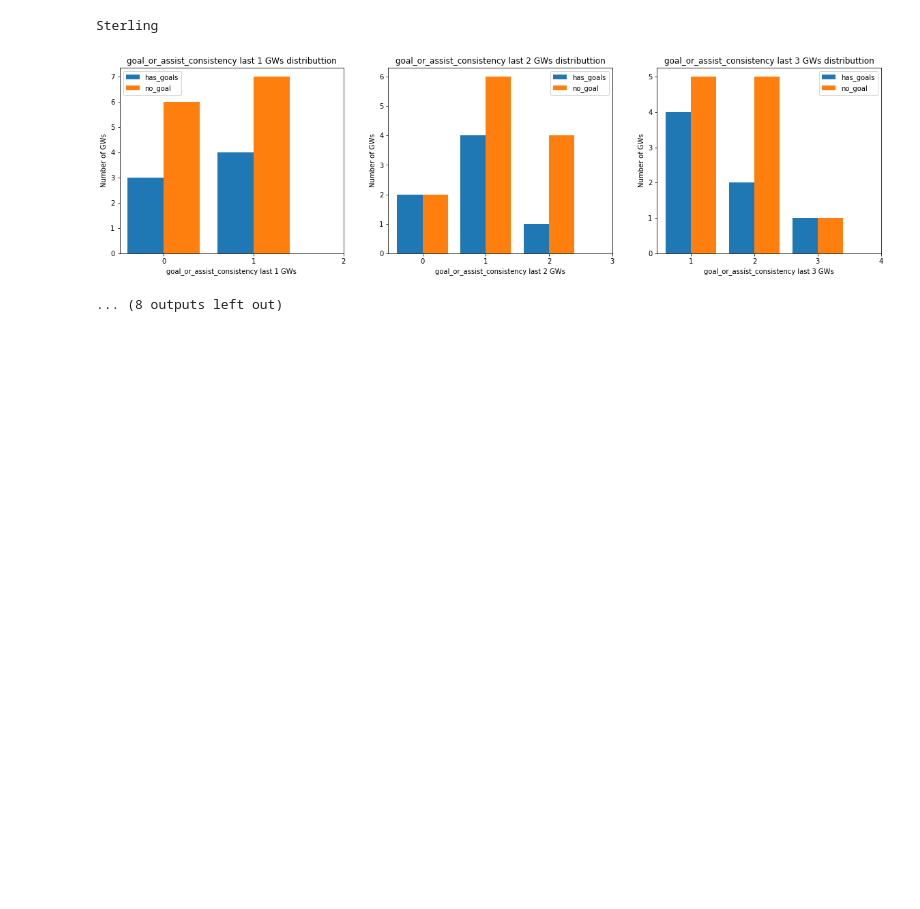
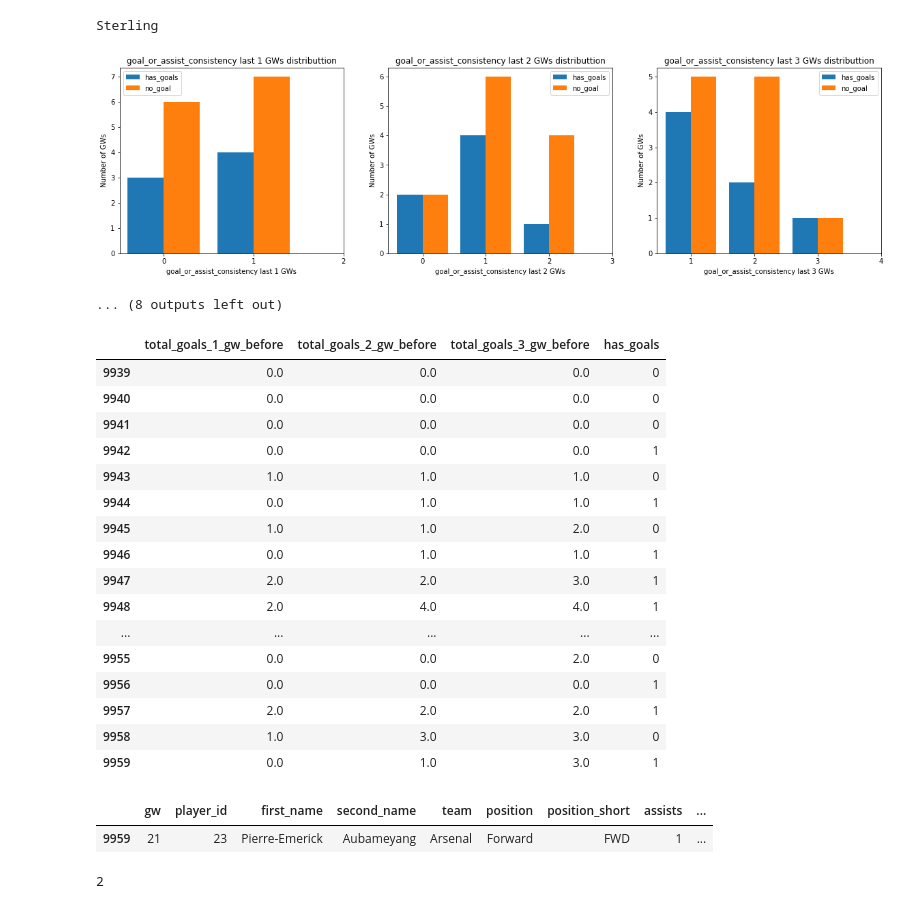
Before and after one commit to joei1994/FPL-analysis, a Jupyter notebook: captaincy_analysis.ipynb, the cells around one changed output. Cells and saved outputs as stored; diff of their text form; code cells hidden in the pictures; blank space fills up the shorter version.

```diff
--- a/captaincy_analysis.ipynb
+++ b/captaincy_analysis.ipynb
@@ -235,0 +285,48 @@ Sterling
+# %%
+player_id = 23
+player = players.loc[players.player_id == player_id, :]
+player['has_goals'] = player.goal_consistency.astype(int)
+# %%
+player['total_goals_1_gw_before'] = player_stat_in_last_n_gw(player_id=player_id, stat='goals_scored', aggregate=np.sum, n_gw=1)
+player['total_goals_2_gw_before'] = player_stat_in_last_n_gw(player_id=player_id, stat='goals_scored', aggregate=np.sum, n_gw=2)
+player['total_goals_3_gw_before'] = player_stat_in_last_n_gw(player_id=player_id, stat='goals_scored', aggregate=np.sum, n_gw=3)
+
+player['goals_consistency_1_gw_before'] = player_stat_in_last_n_gw(player_id=player_id, stat='goal_consistency', aggregate=np.sum, n_gw=1)
+player['goals_consistency_2_gw_before'] = player_stat_in_last_n_gw(player_id=player_id, stat='goal_consistency', aggregate=np.sum, n_gw=2)
+player['goals_consistency_3_gw_before'] = player_stat_in_last_n_gw(player_id=player_id, stat='goal_consistency', aggregate=np.sum, n_gw=3)
+
+player['total_goals_and_assists_1_gw_before'] = player_stat_in_last_n_gw(player_id=player_id, stat='goals_and_assists', aggregate=np.sum, n_gw=1)
+player['total_goals_and_assists_2_gw_before'] = player_stat_in_last_n_gw(player_id=player_id, stat='goals_and_assists', aggregate=np.sum, n_gw=2)
+player['total_goals_and_assists_3_gw_before'] = player_stat_in_last_n_gw(player_id=player_id, stat='goals_and_assists', aggregate=np.sum, n_gw=3)
+
+player['goals_or_assists_consistency_1_gw_before'] = player_stat_in_last_n_gw(player_id=player_id, stat='goal_or_assist_consistency', aggregate=np.sum, n_gw=1)
+player['goals_or_assists_consistency_2_gw_before'] = player_stat_in_last_n_gw(player_id=player_id, stat='goal_or_assist_consistency', aggregate=np.sum, n_gw=2)
+player['goals_or_assists_consistency_3_gw_before'] = player_stat_in_last_n_gw(player_id=player_id, stat='goal_or_assist_consistency', aggregate=np.sum, n_gw=3)
+# %%
+attrs = ['total_goals_1_gw_before', 'total_goals_2_gw_before', 'total_goals_3_gw_before']
+target = ['has_goals']
+player[attrs + target].fillna(0)
+# %% [output]
+|  | total_goals_1_gw_before | total_goals_2_gw_before | total_goals_3_gw_before | has_goals |
+| 9939 | 0.0 | 0.0 | 0.0 | 0 |
+| 9940 | 0.0 | 0.0 | 0.0 | 0 |
+| 9941 | 0.0 | 0.0 | 0.0 | 0 |
+| 9942 | 0.0 | 0.0 | 0.0 | 1 |
+| 9943 | 1.0 | 1.0 | 1.0 | 0 |
+| 9944 | 0.0 | 1.0 | 1.0 | 1 |
+| 9945 | 1.0 | 1.0 | 2.0 | 0 |
+| 9946 | 0.0 | 1.0 | 1.0 | 1 |
+| 9947 | 2.0 | 2.0 | 3.0 | 1 |
+| 9948 | 2.0 | 4.0 | 4.0 | 1 |
+| ... | ... | ... | ... | ... |
+| 9955 | 0.0 | 0.0 | 2.0 | 0 |
+| 9956 | 0.0 | 0.0 | 0.0 | 1 |
+| 9957 | 2.0 | 2.0 | 2.0 | 1 |
+| 9958 | 1.0 | 3.0 | 3.0 | 0 |
+| 9959 | 0.0 | 1.0 | 3.0 | 1 |
+# %%
+test_instance = player.iloc[-1:, :]
+test_instance
+# %% [output]
+|  | gw | player_id | first_name | second_name | team | position | position_short | assists | ... |
+| 9959 | 21 | 23 | Pierre-Emerick | Aubameyang | Arsenal | Forward | FWD | 1 | ... |
@@ -235,0 +338,4 @@ Sterling
+# %%
+stat_n_gw_before(23, 'goals_scored', np.sum, 3)
+# %% [output]
+2
```
Also changed, not shown: parts of 6 cells of this notebook.
